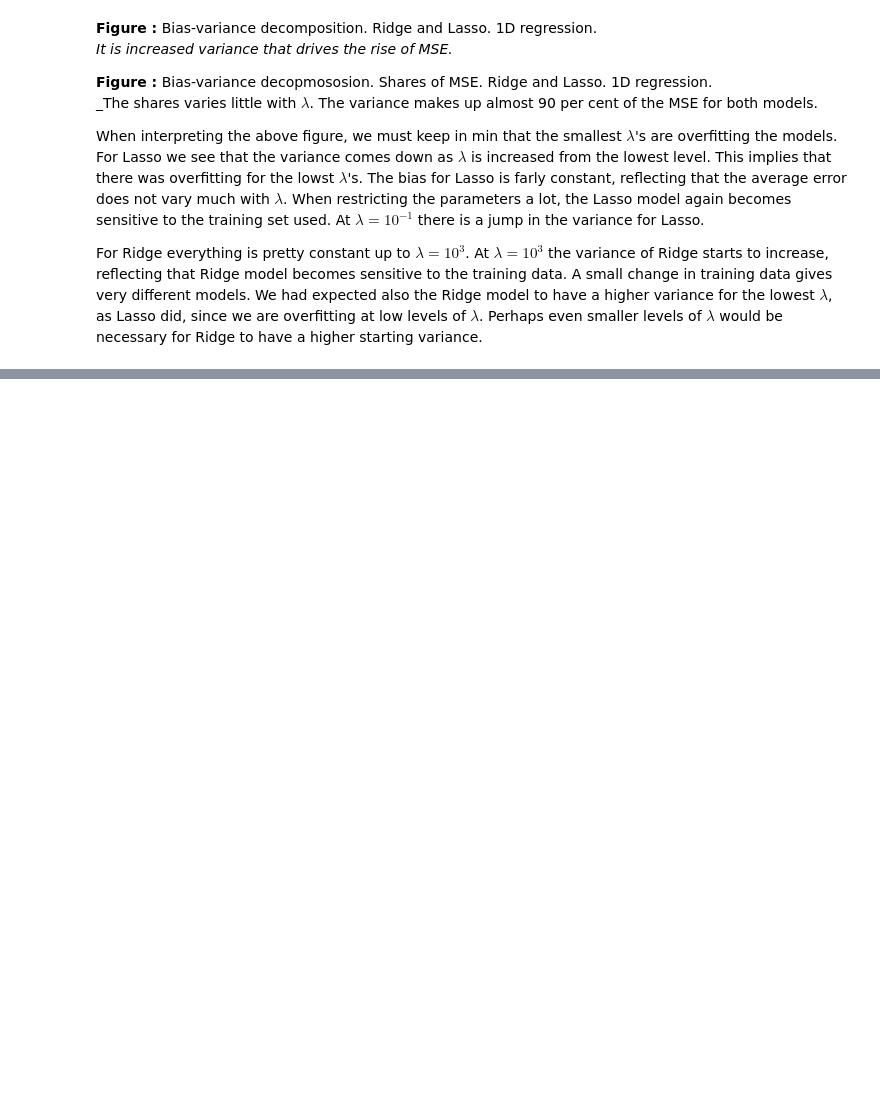
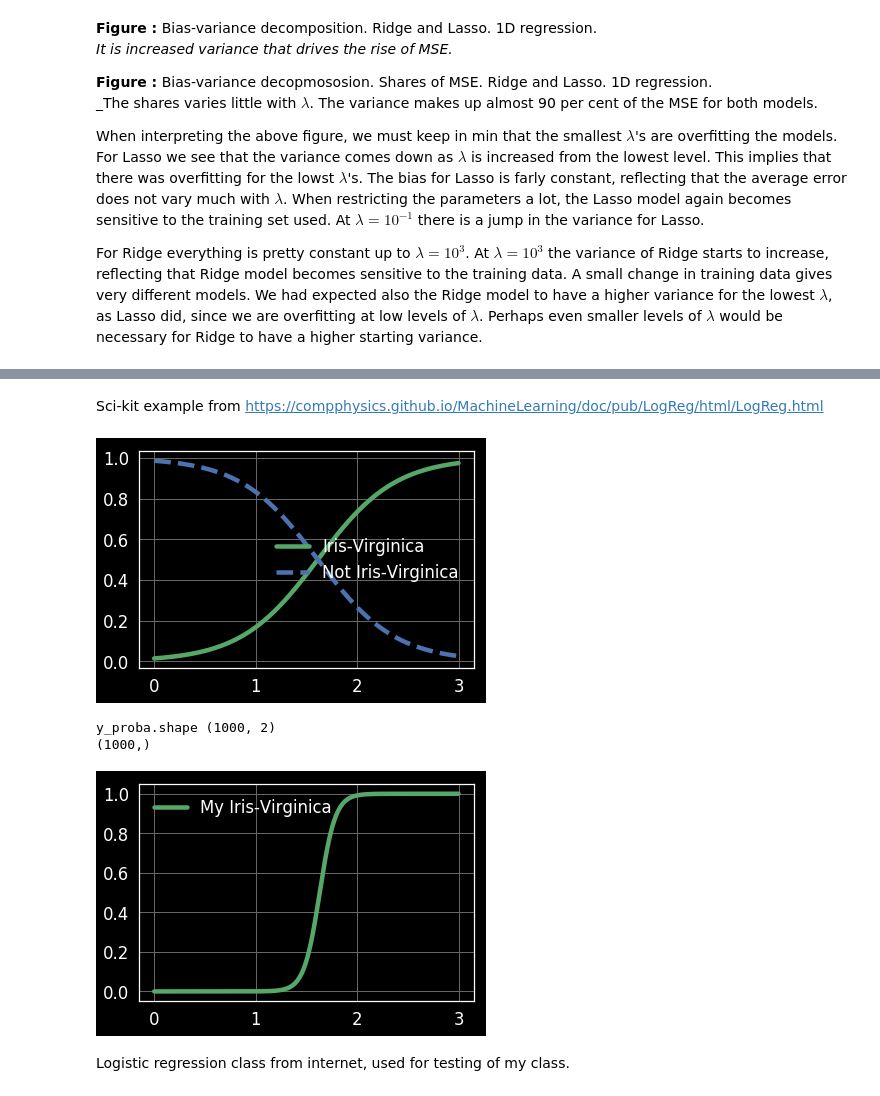
Before and after one commit to kaaja/ADAML, a Jupyter notebook: m2/m2.ipynb, the cells around one changed output, grey strips where cells are left out. Saved outputs shown, nothing was run; the diff lists cells and outputs as text; code cells hidden in the pictures; blank space fills up the shorter version.

Commit message:
logistic

```diff
--- a/m2/m2.ipynb
+++ b/m2/m2.ipynb
@@ -399,0 +450,44 @@ Importing data
+# %% [markdown]
+Sci-kit example from https://compphysics.github.io/MachineLearning/doc/pub/LogReg/html/LogReg.html
+# %%
+import numpy as np
+import matplotlib.pyplot as plt
+from sklearn import datasets
+iris = datasets.load_iris()
+list(iris.keys())
+['data', 'target_names', 'feature_names', 'target', 'DESCR']
+X = iris["data"][:, 3:] # petal width
+y = (iris["target"] == 2).astype(np.int) # 1 if Iris-Virginica, else 0
+
+from sklearn.linear_model import LogisticRegression
+log_reg = LogisticRegression()
+log_reg.fit(X, y)
+
+X_new = np.linspace(0, 3, 1000).reshape(-1, 1)
+y_proba = log_reg.predict_proba(X_new)
+plt.plot(X_new, y_proba[:, 1], "g-", label="Iris-Virginica")
+plt.plot(X_new, y_proba[:, 0], "b--", label="Not Iris-Virginica")
+plt.legend()
+plt.show()
+print('y_proba.shape',y_proba.shape)
+
+# My class
+lr2 = LogisticRegressionC(X, y)
+lr2.createDesignMatrix()
+lr2.gradientDescent(iterations=300000,tolerance = 1e-20, eta=0.1)
+lr2.xData = X_new
+lr2.createDesignMatrix()
+lr2.predict()
+y_probaMine = lr2.predict
+print(y_probaMine.shape)
+plt.plot(X_new, y_probaMine, "g-", label="My Iris-Virginica")
+#plt.plot(X_new, y_proba[:, 0], "b--", label="Not Iris-Virginica")
+plt.legend()
+plt.show()
+# %% [output]
+[figure, added]
+y_proba.shape (1000, 2)
+(1000,)
+[figure, added]
+# %% [markdown]
+Logistic regression class from internet, used for testing of my class.
```
Also changed, not shown: parts of 14 cells of this notebook.
